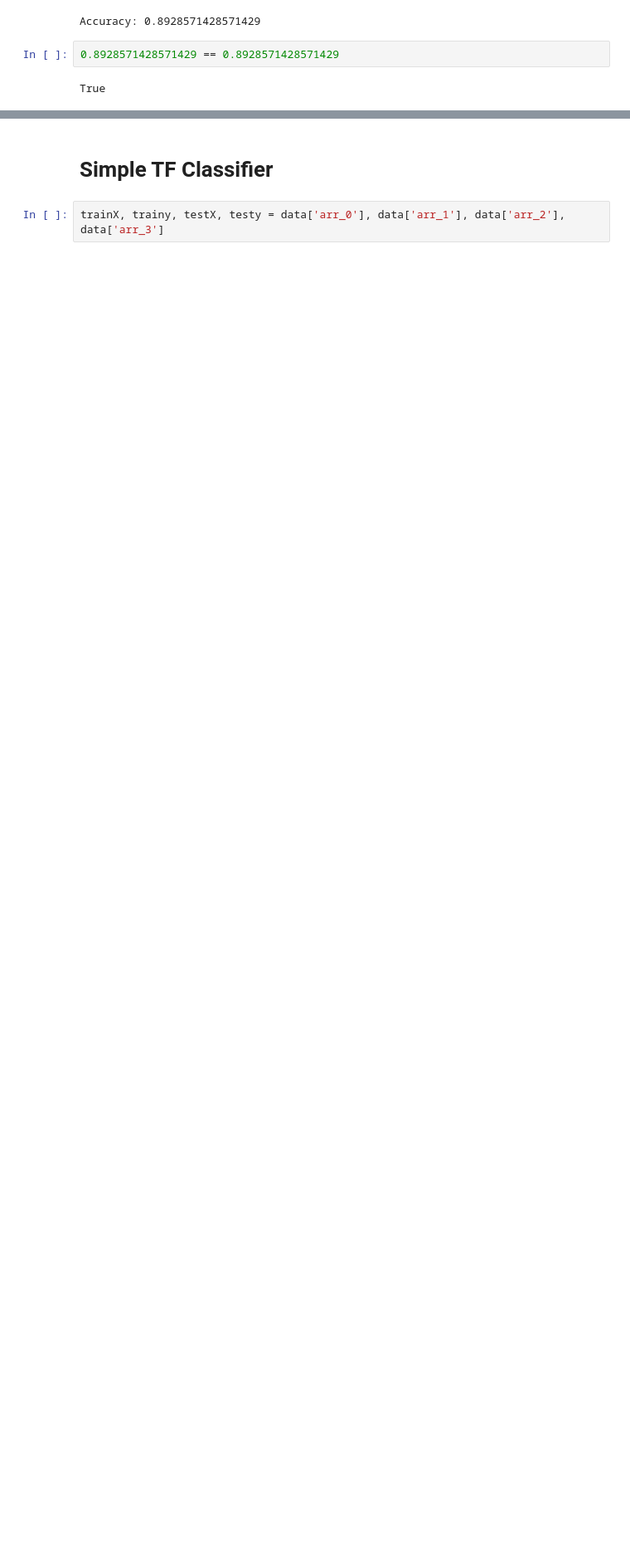
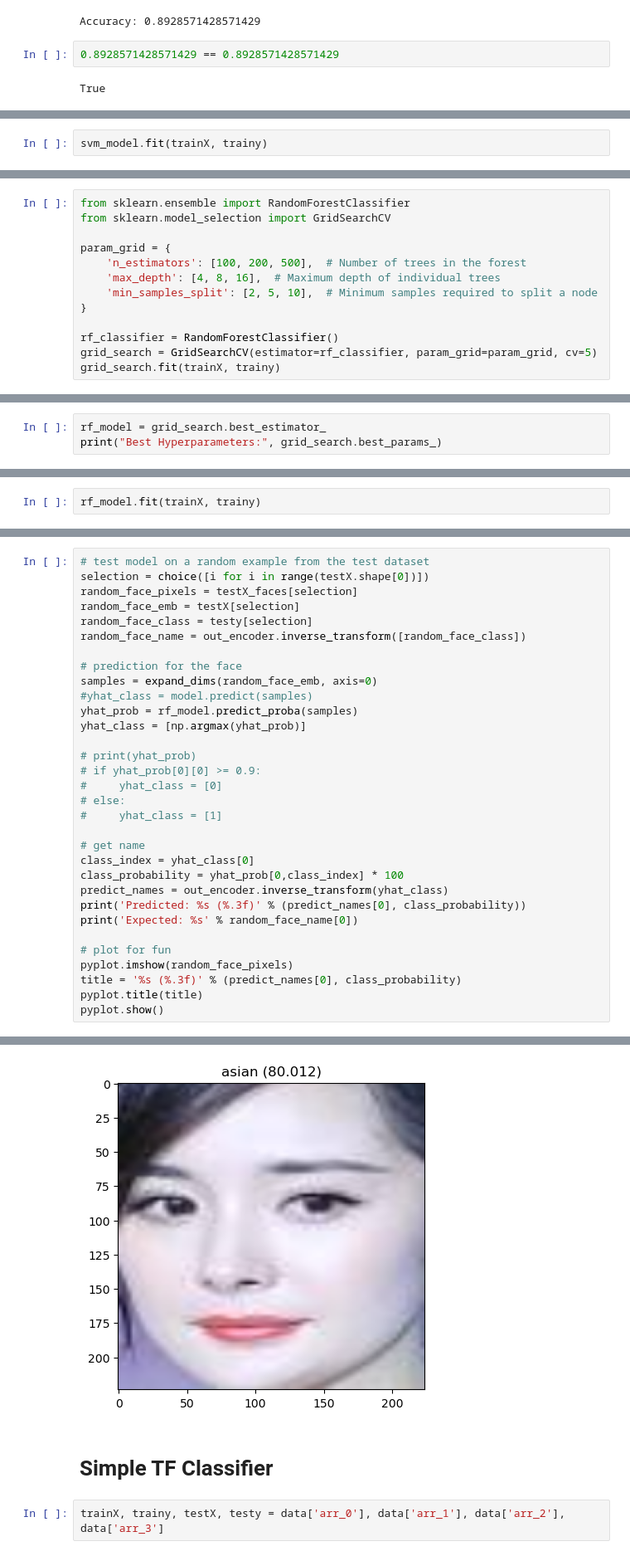
Before and after one commit to kiringodhwani/TinderBot, a Jupyter notebook: Test.ipynb, the cells around one changed output, grey strips where cells are left out. Shown at 83% size. Saved outputs shown, nothing was run; the diff lists cells and outputs as text; blank space fills up the shorter version.

```diff
--- a/Test.ipynb
+++ b/Test.ipynb
@@ -271,0 +540,2 @@ Expected: mindy_kaling
+# %%
+svm_model.fit(trainX, trainy)
@@ -271,0 +567,13 @@ Expected: mindy_kaling
+# %%
+from sklearn.ensemble import RandomForestClassifier
+from sklearn.model_selection import GridSearchCV
+
+param_grid = {
+    'n_estimators': [100, 200, 500],  # Number of trees in the forest
+    'max_depth': [4, 8, 16],  # Maximum depth of individual trees
+    'min_samples_split': [2, 5, 10],  # Minimum samples required to split a node
+}
+
+rf_classifier = RandomForestClassifier()
+grid_search = GridSearchCV(estimator=rf_classifier, param_grid=param_grid, cv=5)
+grid_search.fit(trainX, trainy)
@@ -271,0 +585,3 @@ Expected: mindy_kaling
+# %%
+rf_model = grid_search.best_estimator_
+print("Best Hyperparameters:", grid_search.best_params_)
@@ -271,0 +590,2 @@ Expected: mindy_kaling
+# %%
+rf_model.fit(trainX, trainy)
@@ -271,0 +615,33 @@ Expected: mindy_kaling
+# %%
+# test model on a random example from the test dataset
+selection = choice([i for i in range(testX.shape[0])])
+random_face_pixels = testX_faces[selection]
+random_face_emb = testX[selection]
+random_face_class = testy[selection]
+random_face_name = out_encoder.inverse_transform([random_face_class])
+
+# prediction for the face
+samples = expand_dims(random_face_emb, axis=0)
+#yhat_class = model.predict(samples)
+yhat_prob = rf_model.predict_proba(samples)
+yhat_class = [np.argmax(yhat_prob)]
+
+# print(yhat_prob)
+# if yhat_prob[0][0] >= 0.9:
+#     yhat_class = [0]
+# else:
+#     yhat_class = [1]
+
+# get name
+class_index = yhat_class[0]
+class_probability = yhat_prob[0,class_index] * 100
+predict_names = out_encoder.inverse_transform(yhat_class)
+print('Predicted: %s (%.3f)' % (predict_names[0], class_probability))
+print('Expected: %s' % random_face_name[0])
+
+# plot for fun
+pyplot.imshow(random_face_pixels)
+title = '%s (%.3f)' % (predict_names[0], class_probability)
+pyplot.title(title)
+pyplot.show()
+# %% [output]
@@ -272,3 +650,4 @@ Expected: mindy_kaling
+[figure, added]
 # %% [markdown]
 # Simple TF Classifier
 # %%
```
Also changed, not shown: parts of 46 cells of this notebook, 4 other files.
